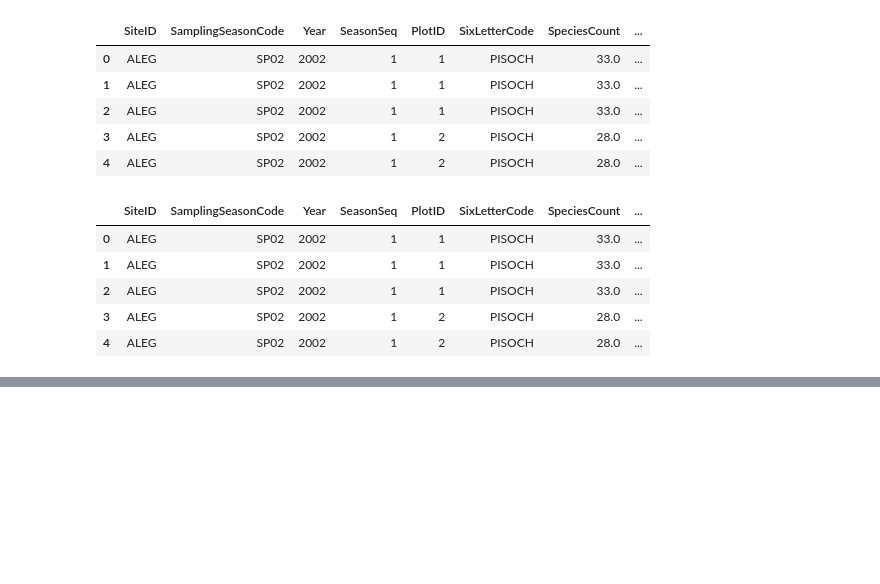
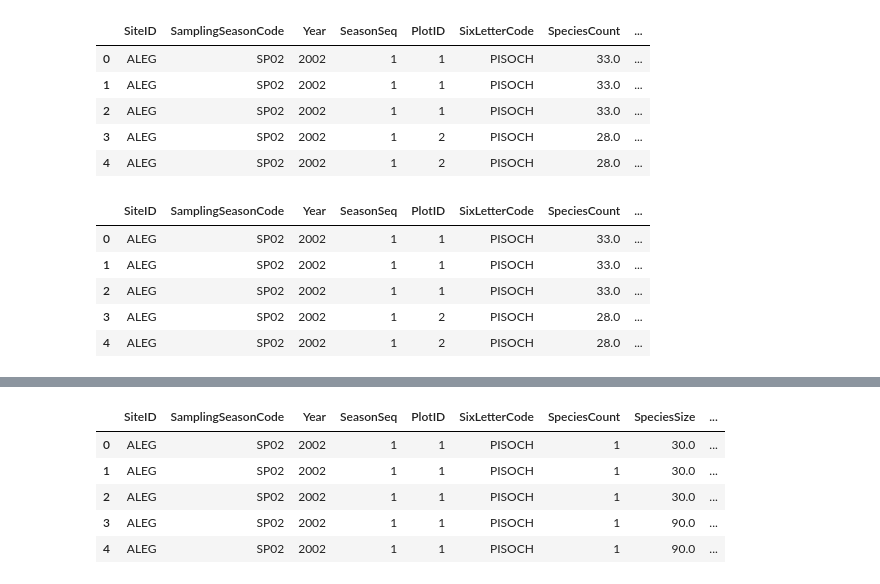
Before and after one commit to JustinHamerly/CA-Rocky-Intertidal-Species-Exploration, a Jupyter notebook: processing.ipynb, the cells around one changed output, grey strips where cells are left out. Saved outputs shown, nothing was run; the diff lists cells and outputs as text; code cells hidden in the pictures; blank space fills up the shorter version.

```diff
--- a/processing.ipynb
+++ b/processing.ipynb
@@ -299,0 +350,7 @@ counts_species_site_merged_df.to_csv('species_counts_cleaned_merged.csv', index=
+# %%
+sizes_df = sizes_df.drop(columns=[
+    "SC_project_short_code",
+    "SampleSeason",
+    "TargetSpecies",
+    "SizeQualifier"
+])
@@ -299,0 +363,3 @@ counts_species_site_merged_df.to_csv('species_counts_cleaned_merged.csv', index=
+# %%
+sizes_df = sizes_df.dropna()
+sizes_df.info()
@@ -299,0 +382,13 @@ counts_species_site_merged_df.to_csv('species_counts_cleaned_merged.csv', index=
+# %%
+sizes_site_merged_df = sizes_df.merge(df_site_table, on="SiteID", how="left")
+# %%
+sizes_site_names_merged_df = sizes_site_merged_df.merge(df_species_class, on="SixLetterCode", how="left")
+# %%
+sizes_site_names_merged_df.head()
+# %% [output]
+|  | SiteID | SamplingSeasonCode | Year | SeasonSeq | PlotID | SixLetterCode | SpeciesCount | SpeciesSize | ... |
+| 0 | ALEG | SP02 | 2002 | 1 | 1 | PISOCH | 1 | 30.0 | ... |
+| 1 | ALEG | SP02 | 2002 | 1 | 1 | PISOCH | 1 | 30.0 | ... |
+| 2 | ALEG | SP02 | 2002 | 1 | 1 | PISOCH | 1 | 30.0 | ... |
+| 3 | ALEG | SP02 | 2002 | 1 | 1 | PISOCH | 1 | 90.0 | ... |
+| 4 | ALEG | SP02 | 2002 | 1 | 1 | PISOCH | 1 | 90.0 | ... |
```
Also changed, not shown: parts of 10 cells of this notebook, 2 other files.
